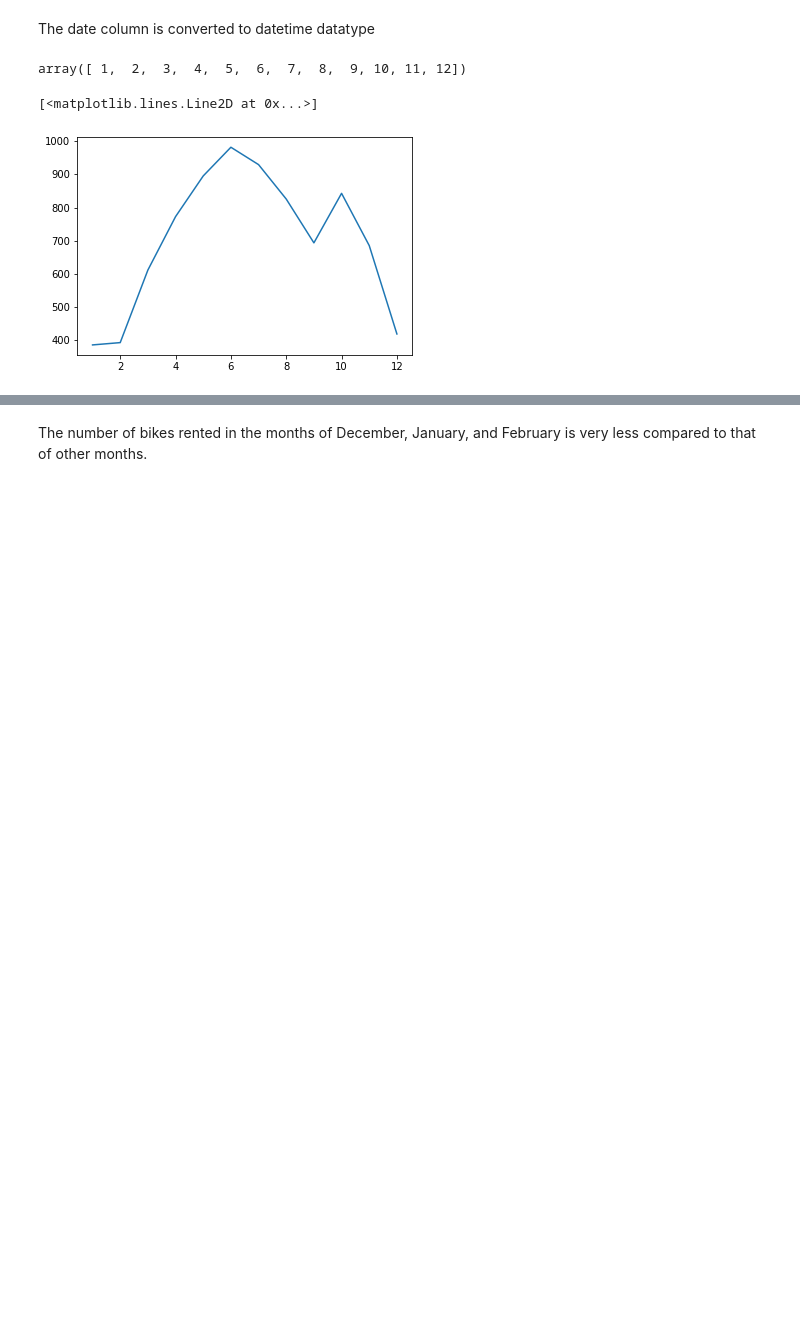
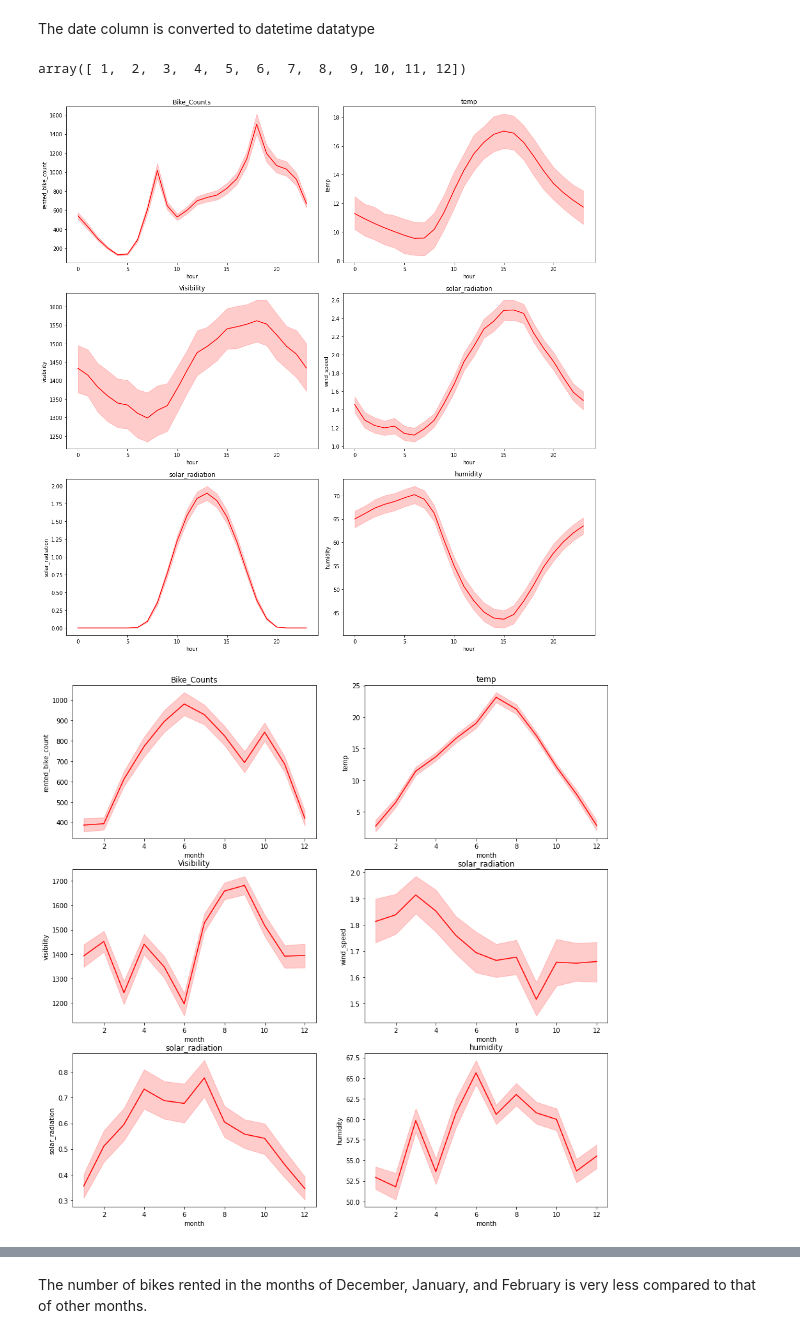
Before and after one commit to VaibhavBhusawale/-Bike-Sharing-Demand-Prediction, a Jupyter notebook: Bike_Sharing_Demand_Prediction_Capstone_Project_(Shaloy,_Smriti,_Vaibhav).ipynb, the cells around one changed output, grey strips where cells are left out. Cells and saved outputs as stored; diff of their text form; code cells hidden in the pictures; blank space fills up the shorter version.

```diff
--- a/Bike_Sharing_Demand_Prediction_Capstone_Project_(Shaloy,_Smriti,_Vaibhav).ipynb
+++ b/Bike_Sharing_Demand_Prediction_Capstone_Project_(Shaloy,_Smriti,_Vaibhav).ipynb
@@ -200,10 +200,32 @@ df['month'] = pd.DatetimeIndex(df['date']).month
 df.month.unique()
 # %% [output]
 array([ 1,  2,  3,  4,  5,  6,  7,  8,  9, 10, 11, 12])
-# %%
-# visualizing average bike sharing by month
-
-plt.plot(df.groupby('month')['rented_bike_count'].mean())
-# %% [output]
-[<matplotlib.lines.Line2D at 0x...>]
-[figure, removed]
+# %%
+y= [['rented_bike_count', 'temp'], ['visibility', 'wind_speed'], ['solar_radiation', 'humidity']]
+title = [['Bike_Counts', 'temp'], ['Visibility', 'solar_radiation'],
+         ['solar_radiation', 'humidity']]
+
+f, ax = plt.subplots(3,2,figsize=(15,15))
+
+for i in range(3):
+    for j in range(2):
+        sns.lineplot(data=df, x='hour', y=y[i][j], ax=ax[i][j], color='r')
+        ax[i][j].set_title(title[i][j])
+
+
+
+plt.tight_layout()
+
+m = [['rented_bike_count', 'temp'], ['visibility', 'wind_speed'], ['solar_radiation', 'humidity']]
+title = [['Bike_Counts', 'temp'], ['Visibility', 'solar_radiation'],
+         ['solar_radiation', 'humidity']]
+
+f, ax = plt.subplots(3,2,figsize=(15,15))
+
+for i in range(3):
+    for j in range(2):
+        sns.lineplot(data=df, x='month', y=m[i][j], ax=ax[i][j], color='r')
+        ax[i][j].set_title(title[i][j])
+# %% [output]
+[figure, added]
+[figure, added]
```
Also changed, not shown: parts of 45 cells of this notebook.
